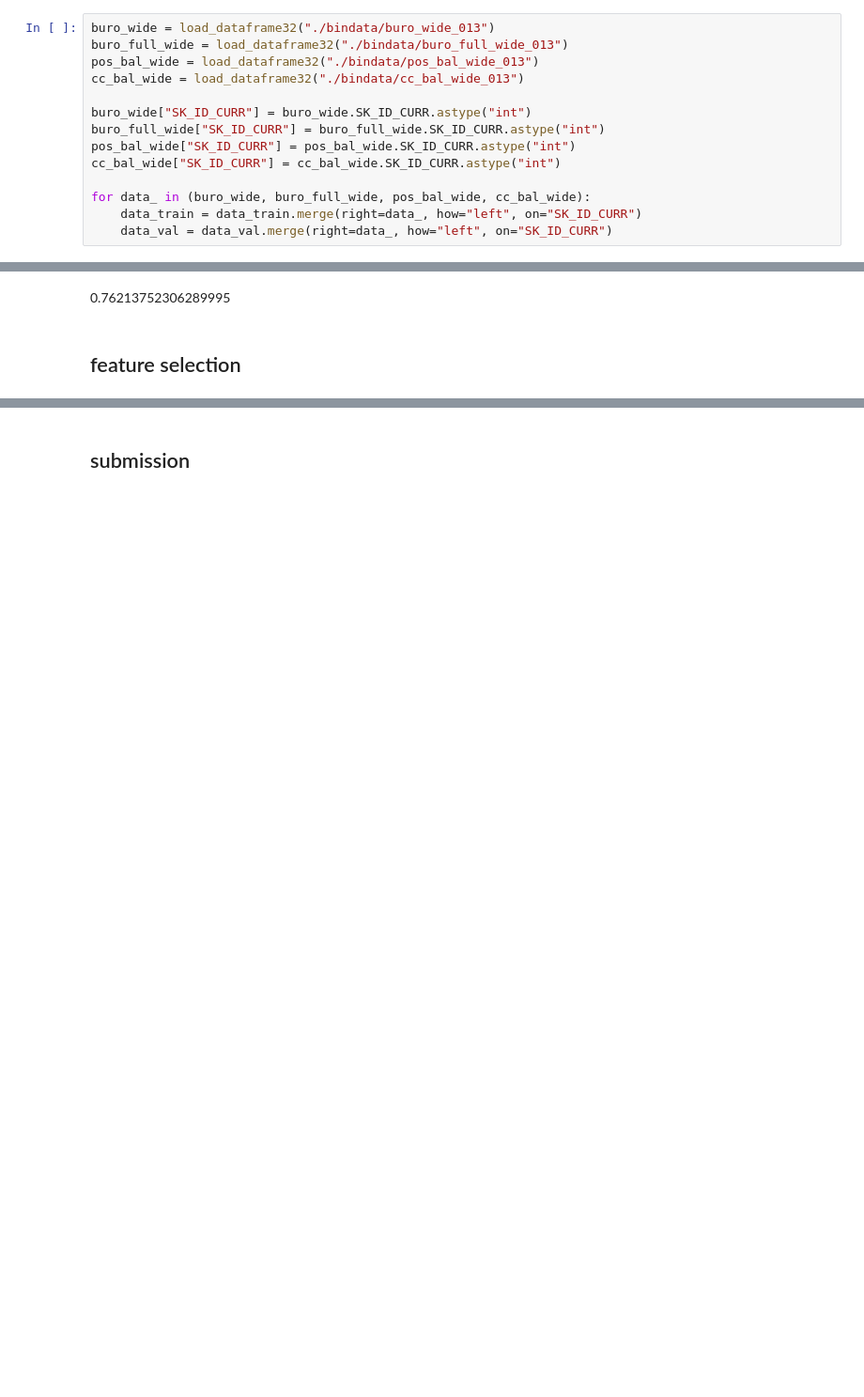
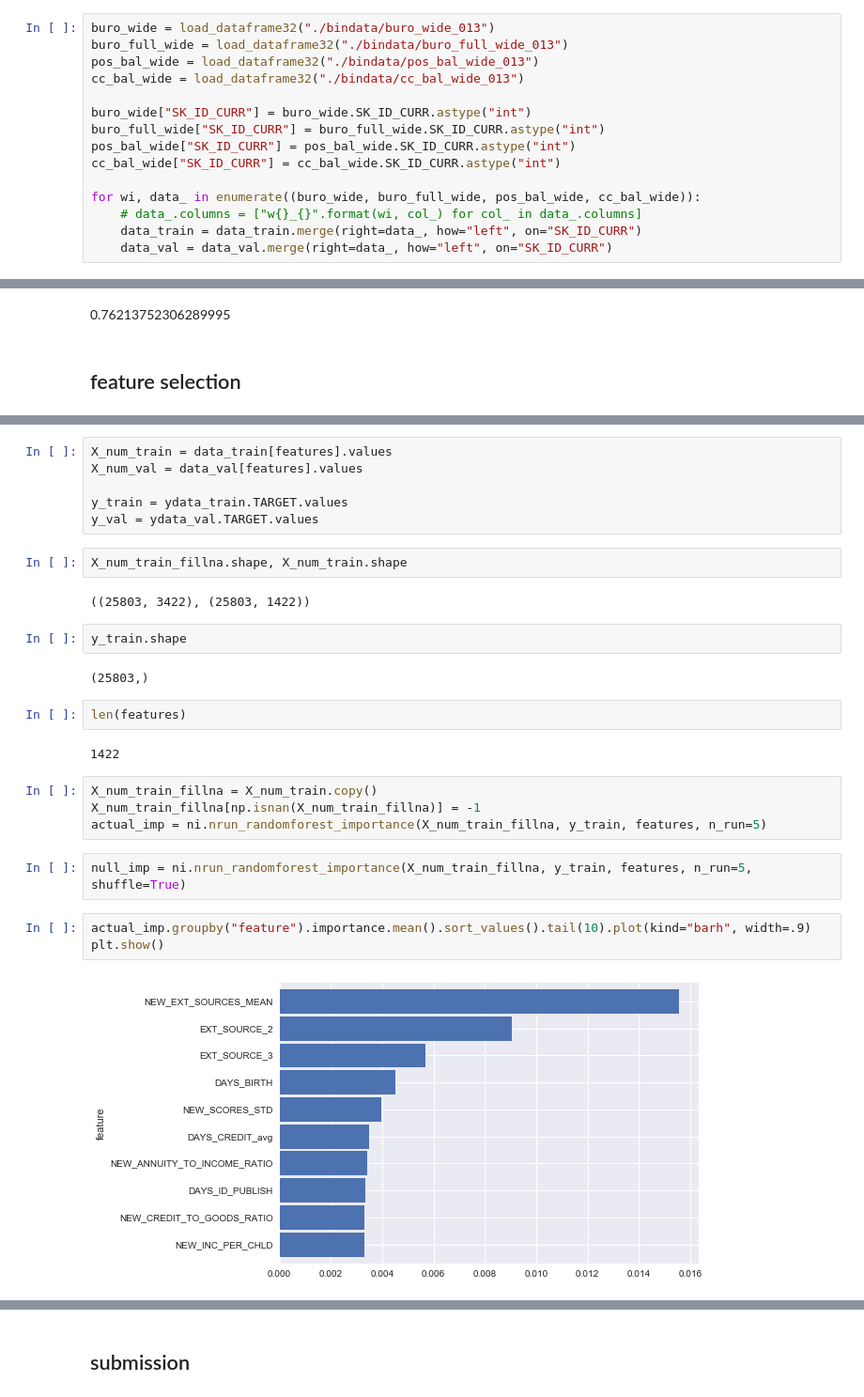
Before and after one commit to kqdmqx/kaggle-Home-Credit-Default-Risk, a Jupyter notebook: 014-xgb-params.ipynb, the cells around one changed output, grey strips where cells are left out. Shown at 94% size. Drawn from its saved outputs; the diff is of its cells as text; blank space fills up the shorter version.

```diff
--- a/014-xgb-params.ipynb
+++ b/014-xgb-params.ipynb
@@ -112,7 +112,8 @@ buro_full_wide["SK_ID_CURR"] = buro_full_wide.SK_ID_CURR.astype("int")
 pos_bal_wide["SK_ID_CURR"] = pos_bal_wide.SK_ID_CURR.astype("int")
 cc_bal_wide["SK_ID_CURR"] = cc_bal_wide.SK_ID_CURR.astype("int")
 
-for data_ in (buro_wide, buro_full_wide, pos_bal_wide, cc_bal_wide):
+for wi, data_ in enumerate((buro_wide, buro_full_wide, pos_bal_wide, cc_bal_wide)):
+    # data_.columns = ["w{}_{}".format(wi, col_) for col_ in data_.columns]
     data_train = data_train.merge(right=data_, how="left", on="SK_ID_CURR")
     data_val = data_val.merge(right=data_, how="left", on="SK_ID_CURR")
 # %%
@@ -187,0 +197,29 @@ xgb_params = {
+# %%
+X_num_train = data_train[features].values
+X_num_val = data_val[features].values
+
+y_train = ydata_train.TARGET.values
+y_val = ydata_val.TARGET.values
+# %%
+X_num_train_fillna.shape, X_num_train.shape
+# %% [output]
+((25803, 3422), (25803, 1422))
+# %%
+y_train.shape
+# %% [output]
+(25803,)
+# %%
+len(features)
+# %% [output]
+1422
+# %%
+X_num_train_fillna = X_num_train.copy()
+X_num_train_fillna[np.isnan(X_num_train_fillna)] = -1
+actual_imp = ni.nrun_randomforest_importance(X_num_train_fillna, y_train, features, n_run=5)
+# %%
+null_imp = ni.nrun_randomforest_importance(X_num_train_fillna, y_train, features, n_run=5, shuffle=True)
+# %%
+actual_imp.groupby("feature").importance.mean().sort_values().tail(10).plot(kind="barh", width=.9)
+plt.show()
+# %% [output]
+[figure, added]
```
Also changed, not shown: parts of 24 cells of this notebook, 2 other files.
